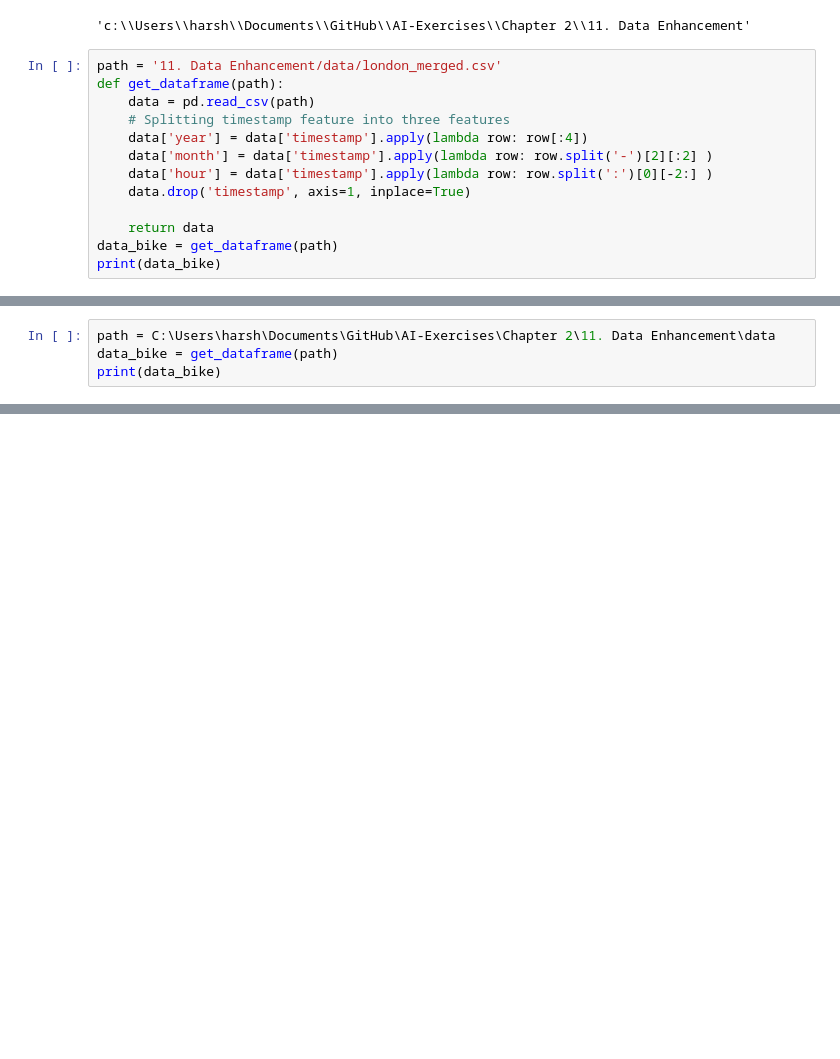
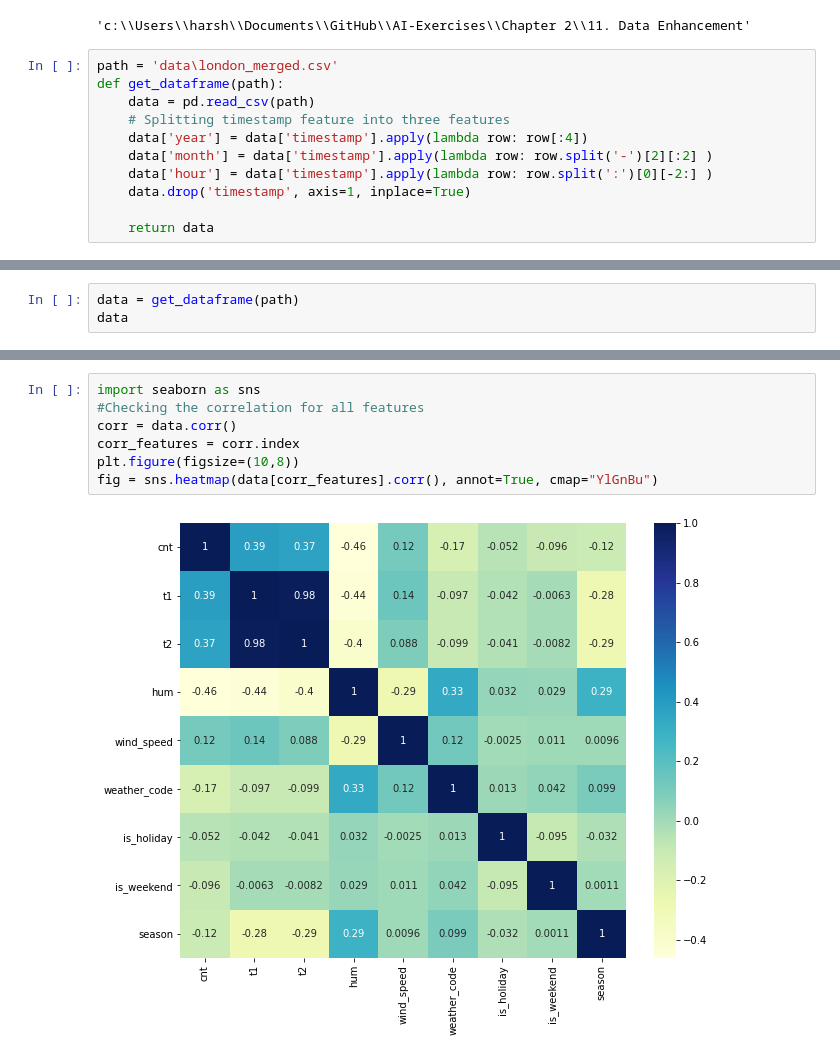
Before and after one commit to harshavardhanch9/AI-Exercises, a Jupyter notebook: Chapter 2/11. Data Enhancement/data_enhancement.ipynb, the cells around one changed output, grey strips where cells are left out. Saved outputs shown, nothing was run; the diff lists cells and outputs as text; blank space fills up the shorter version.

Commit message:
Text exercise

```diff
--- a/Chapter 2/11. Data Enhancement/data_enhancement.ipynb
+++ b/Chapter 2/11. Data Enhancement/data_enhancement.ipynb
@@ -28,7 +29,7 @@ from catboost              import CatBoostRegressor
 # %% [output]
 'c:\\Users\\harsh\\Documents\\GitHub\\AI-Exercises\\Chapter 2\\11. Data Enhancement'
 # %%
-path = '11. Data Enhancement/data/london_merged.csv'
+path = 'data\london_merged.csv'
 def get_dataframe(path):
     data = pd.read_csv(path)
     # Splitting timestamp feature into three features
@@ -38,5 +39,3 @@ def get_dataframe(path):
     data.drop('timestamp', axis=1, inplace=True)
 
     return data
-data_bike = get_dataframe(path)
-print(data_bike)
@@ -45,4 +41,0 @@ FileNotFoundError: [Errno 2] No such file or directory: '11. Data Enhancement/da
-# %%
-path = C:\Users\harsh\Documents\GitHub\AI-Exercises\Chapter 2\11. Data Enhancement\data
-data_bike = get_dataframe(path)
-print(data_bike)
@@ -50,0 +42,3 @@ FileNotFoundError: [Errno 2] No such file or directory: '11. Data Enhancement/da
+# %%
+data = get_dataframe(path)
+data
@@ -50,0 +148,9 @@ FileNotFoundError: [Errno 2] No such file or directory: '11. Data Enhancement/da
+# %%
+import seaborn as sns
+#Checking the correlation for all features
+corr = data.corr()
+corr_features = corr.index
+plt.figure(figsize=(10,8))
+fig = sns.heatmap(data[corr_features].corr(), annot=True, cmap="YlGnBu")
+# %% [output]
+[figure, added]
```
Also changed, not shown: parts of 13 cells of this notebook.
